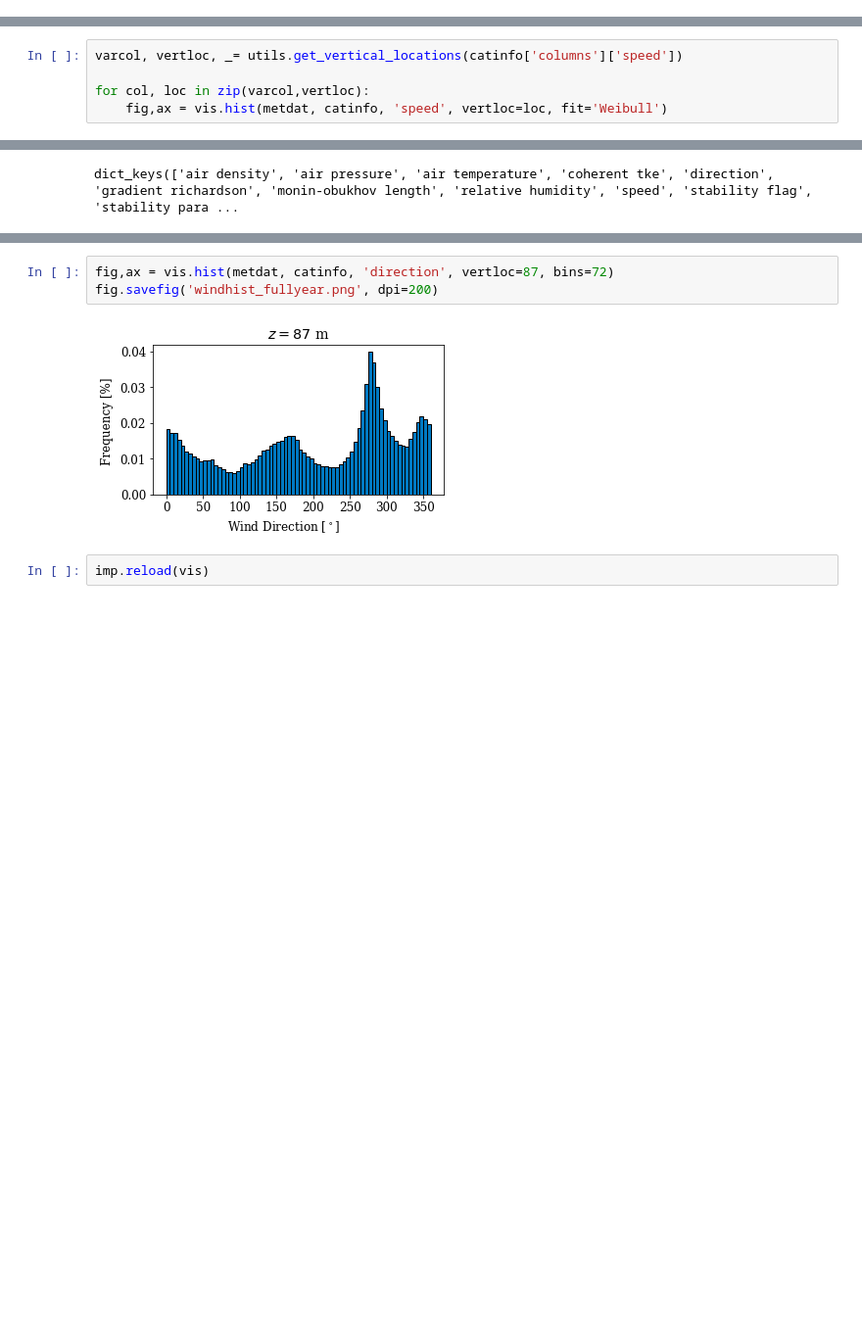
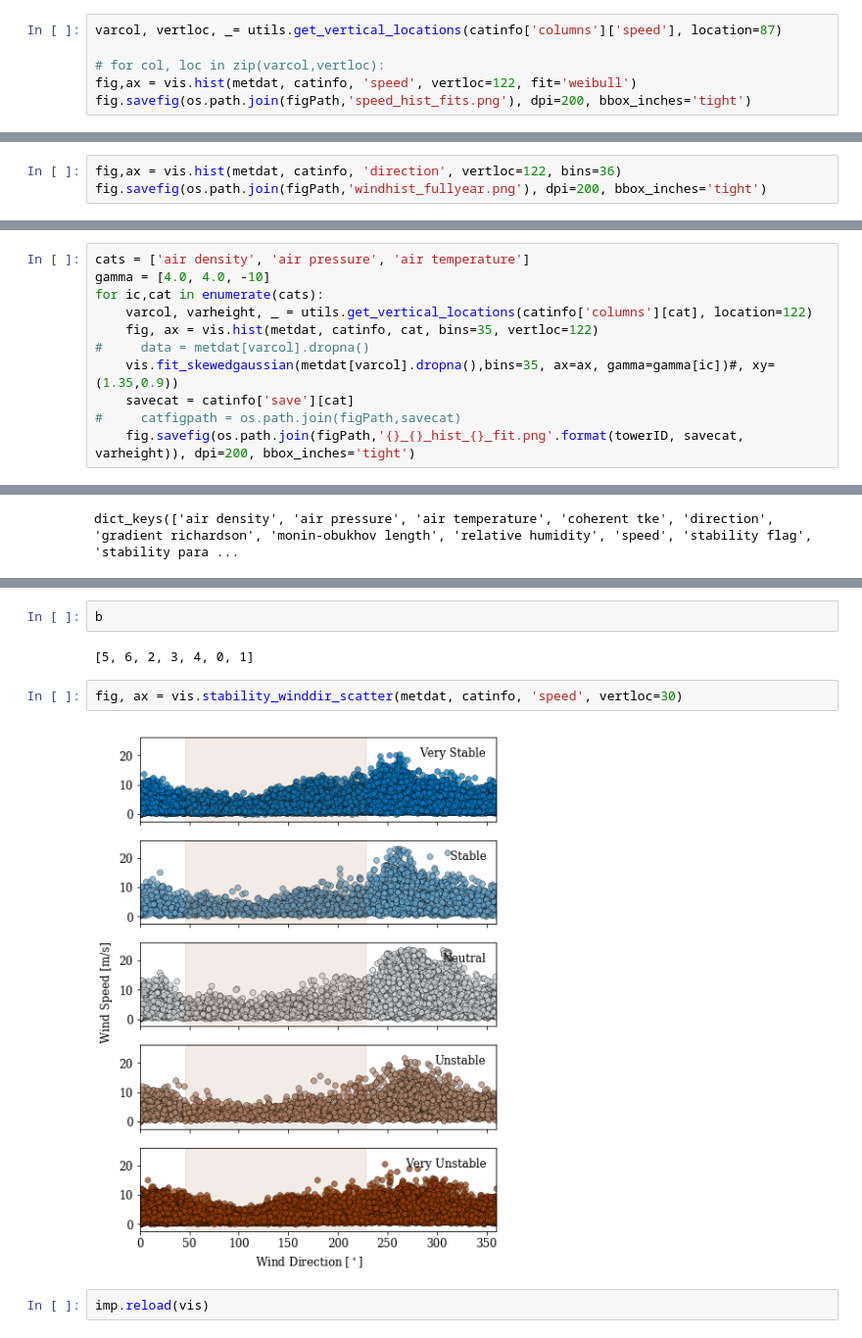
Before and after one commit to NREL/MetMastVis, a Jupyter notebook: notebooks/M5_demo.ipynb, the cells around one changed output, grey strips where cells are left out. Shown at 98% size. Cells and saved outputs as stored; diff of their text form; blank space fills up the shorter version.

```diff
--- a/notebooks/M5_demo.ipynb
+++ b/notebooks/M5_demo.ipynb
@@ -58 +59,7 @@ metdat.index = pd.to_datetime(metdat.index)
 catinfo = MET.get_catinfo(metdat)
+# %%
+varcol, vertloc, _= utils.get_vertical_locations(catinfo['columns']['speed'], location=87)
+
+# for col, loc in zip(varcol,vertloc):
+fig,ax = vis.hist(metdat, catinfo, 'speed', vertloc=122, fit='weibull')
+fig.savefig(os.path.join(figPath,'speed_hist_fits.png'), dpi=200, bbox_inches='tight')
@@ -60,8 +73,6 @@ catinfo = MET.get_catinfo(metdat)
 imp.reload(vis)
 # %% [output]
 <module 'vis' from '../vis.py'>
-# %%
-varcol, vertloc, _= utils.get_vertical_locations(catinfo['columns']['speed'])
-
-for col, loc in zip(varcol,vertloc):
-    fig,ax = vis.hist(metdat, catinfo, 'speed', vertloc=loc, fit='Weibull')
+# %%
+fig,ax = vis.hist(metdat, catinfo, 'direction', vertloc=122, bins=36)
+fig.savefig(os.path.join(figPath,'windhist_fullyear.png'), dpi=200, bbox_inches='tight')
@@ -67,0 +85,11 @@ for col, loc in zip(varcol,vertloc):
+# %%
+cats = ['air density', 'air pressure', 'air temperature']
+gamma = [4.0, 4.0, -10]
+for ic,cat in enumerate(cats):
+    varcol, varheight, _ = utils.get_vertical_locations(catinfo['columns'][cat], location=122)
+    fig, ax = vis.hist(metdat, catinfo, cat, bins=35, vertloc=122)
+#     data = metdat[varcol].dropna()
+    vis.fit_skewedgaussian(metdat[varcol].dropna(),bins=35, ax=ax, gamma=gamma[ic])#, xy=(1.35,0.9))
+    savecat = catinfo['save'][cat]
+#     catfigpath = os.path.join(figPath,savecat)
+    fig.savefig(os.path.join(figPath,'{}_{}_hist_{}_fit.png'.format(towerID, savecat, varheight)), dpi=200, bbox_inches='tight')
@@ -72,8 +171,11 @@ dict_keys(['air density', 'air pressure', 'air temperature', 'coherent tke', 'di
+# %%
+b
+# %% [output]
+[5, 6, 2, 3, 4, 0, 1]
 # %%
-fig,ax = vis.hist(metdat, catinfo, 'direction', vertloc=87, bins=72)
-fig.savefig('windhist_fullyear.png', dpi=200)
+fig, ax = vis.stability_winddir_scatter(metdat, catinfo, 'speed', vertloc=30)
 # %% [output]
-[figure, old version]
+[figure, new version]
 # %%
 imp.reload(vis)
 # %% [output]
```
Also changed, not shown: parts of 44 cells of this notebook, 35 other files.
